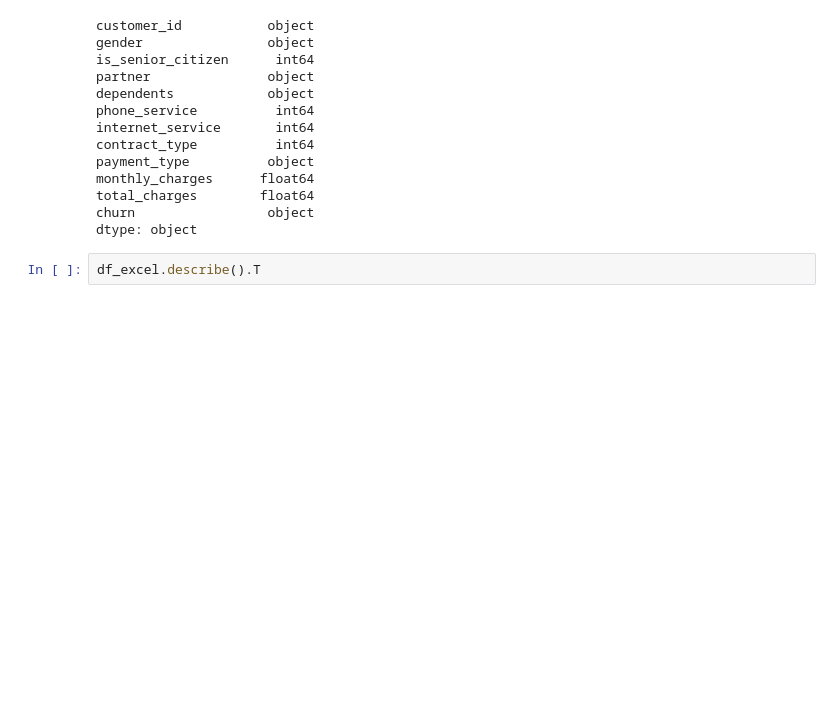
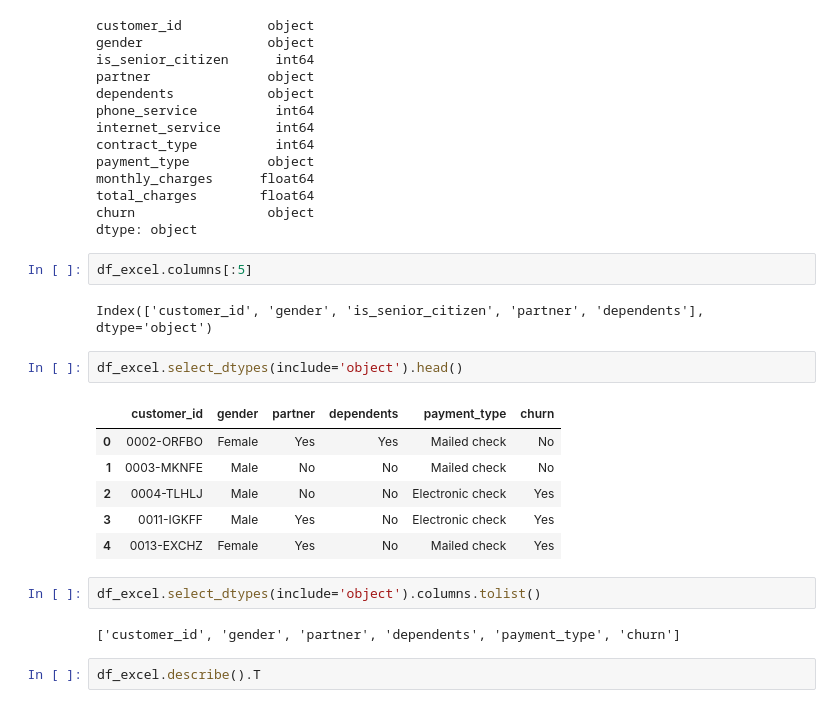
Before and after one commit to Jared-Godar/classification-exercises, a Jupyter notebook: classification_exercises.ipynb, the cells around one changed output. Drawn from its saved outputs; the diff is of its cells as text; blank space fills up the shorter version.

```diff
--- a/classification_exercises.ipynb
+++ b/classification_exercises.ipynb
@@ -92,6 +216,23 @@ monthly_charges      float64
 total_charges        float64
 churn                 object
 dtype: object
+# %%
+df_excel.columns[:5]
+# %% [output]
+Index(['customer_id', 'gender', 'is_senior_citizen', 'partner', 'dependents'], dtype='object')
+# %%
+df_excel.select_dtypes(include='object').head()
+# %% [output]
+|  | customer_id | gender | partner | dependents | payment_type | churn |
+| 0 | 0002-ORFBO | Female | Yes | Yes | Mailed check | No |
+| 1 | 0003-MKNFE | Male | No | No | Mailed check | No |
+| 2 | 0004-TLHLJ | Male | No | No | Electronic check | Yes |
+| 3 | 0011-IGKFF | Male | Yes | No | Electronic check | Yes |
+| 4 | 0013-EXCHZ | Female | Yes | No | Mailed check | Yes |
+# %%
+df_excel.select_dtypes(include='object').columns.tolist()
+# %% [output]
+['customer_id', 'gender', 'partner', 'dependents', 'payment_type', 'churn']
 # %%
 df_excel.describe().T
 # %% [output]
```
Also changed, not shown: parts of 25 cells of this notebook, 4 other files.
